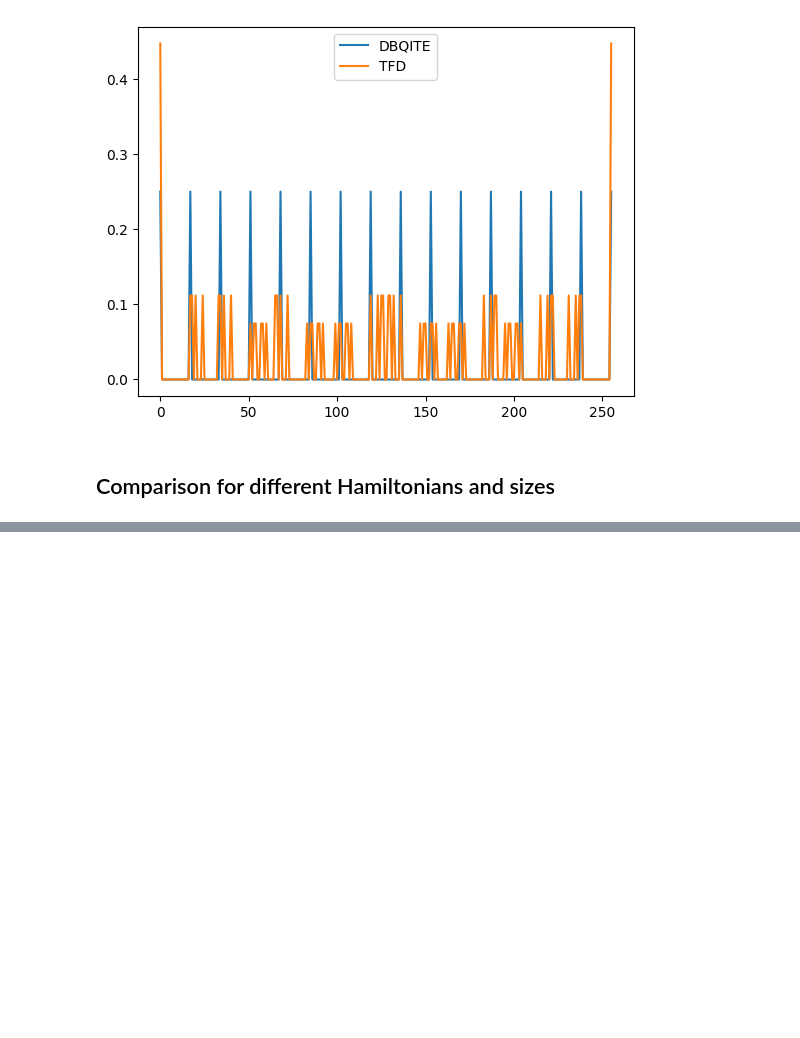
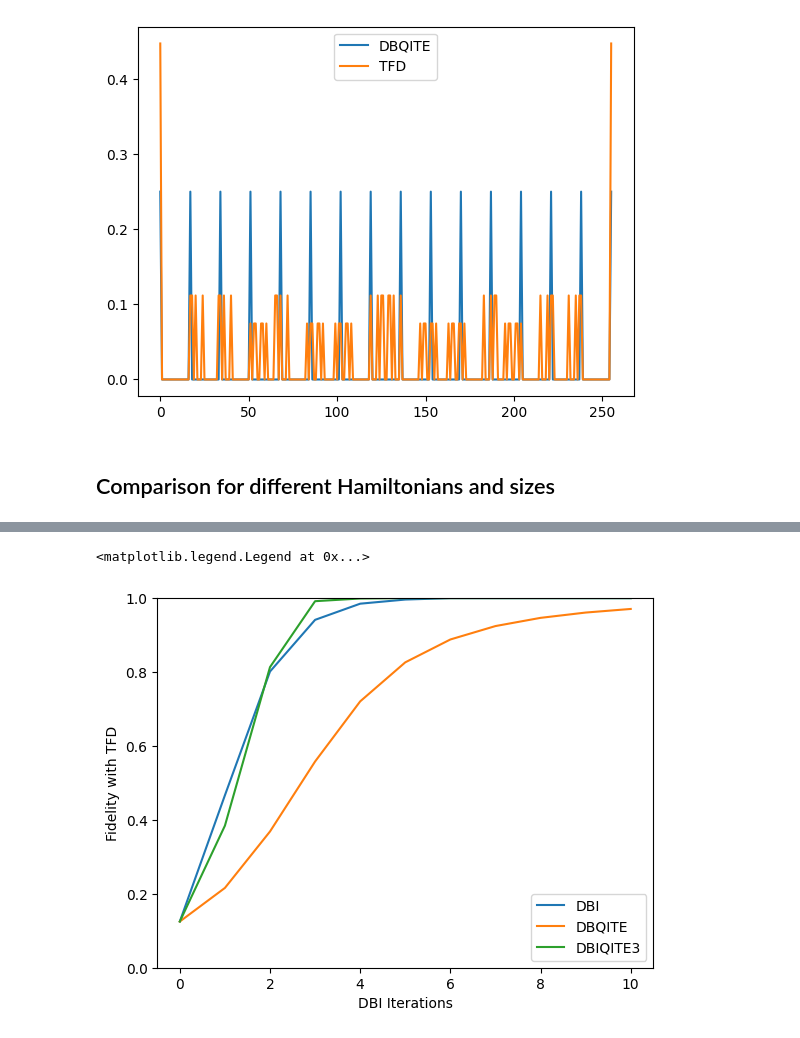
Before and after one commit to wrightjandrew/Master-Project, a Jupyter notebook: TFD.ipynb, the cells around one changed output, grey strips where cells are left out. Drawn from its saved outputs; the diff is of its cells as text; code cells hidden in the pictures; blank space fills up the shorter version.

```diff
--- a/TFD.ipynb
+++ b/TFD.ipynb
@@ -256 +232,23 @@ plt.show()
 [figure]
+# %%
+nqubits = 4
+H_def = sum([-Z(x)*Z(x+1)  for x in range(nqubits-1)])
+H = hamiltonians.SymbolicHamiltonian(H_def).matrix
+H = np.kron(H,np.eye(2**nqubits))
+initState = maxEntangledState(nqubits)
+refState = TFD(10, H, initState)
+
+fDBI, state, stepsEnergy = optimalDBI(H, initState, refState, "DBI", "Energy", 10)
+fDBQITE, state, stepsEnergy = optimalDBI(H, initState, refState, "DBQITE", "Energy", 10)
+fDBQITE3, state, stepsEnergy = optimalDBI(H, initState, refState, "DBQITE_thirdOrder", "Energy", 10)
+
+plt.figure()
+plt.title('Z2 Model')
+plt.plot(fDBI, label='DBI')
+plt.plot(fDBQITE, label='DBQITE')
+plt.plot(fDBQITE3, label='DBIQITE3')
+plt.xlabel('DBI Iterations')
+plt.ylabel('Fidelity with TFD')
+plt.ylim(0,1)
+plt.legend()
+# %% [output]
@@ -256,0 +256,2 @@ plt.show()
+<matplotlib.legend.Legend at 0x...>
+[figure, added]
```
Also changed, not shown: parts of 11 cells of this notebook, 1 other file.
